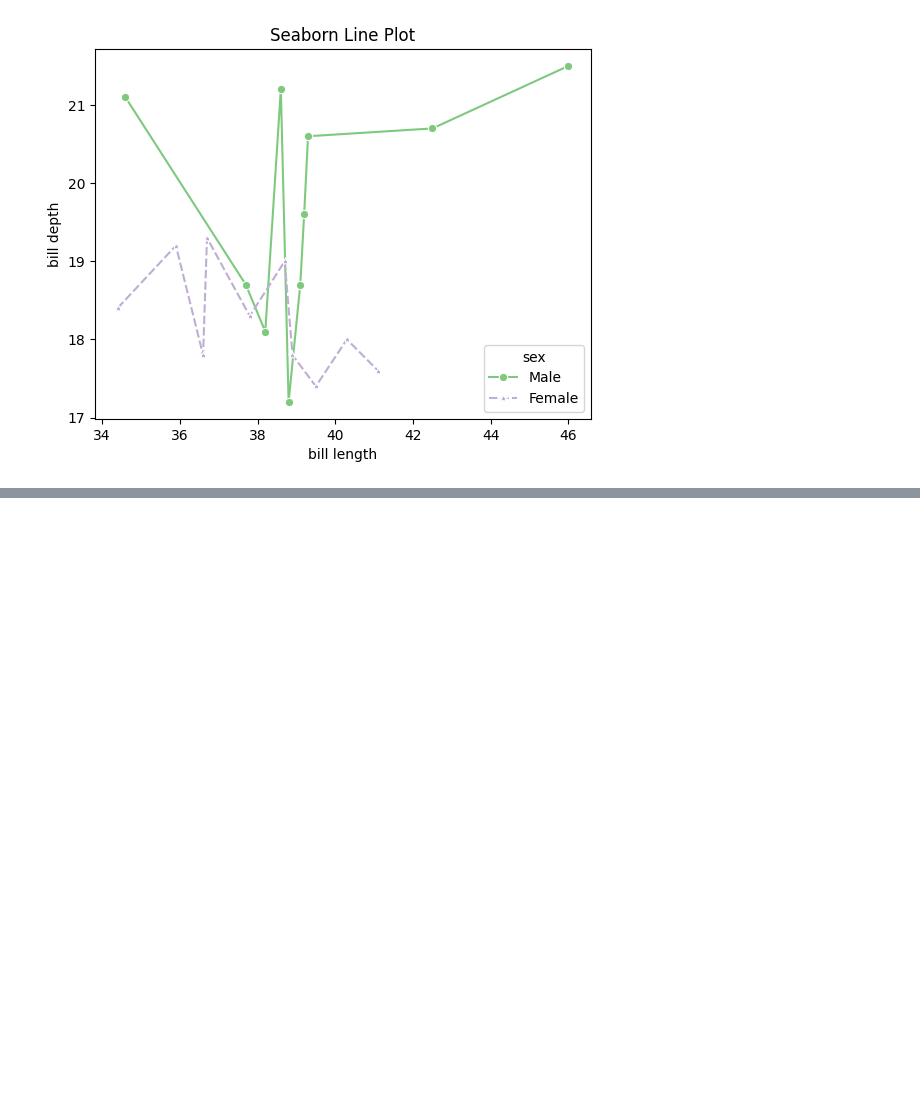
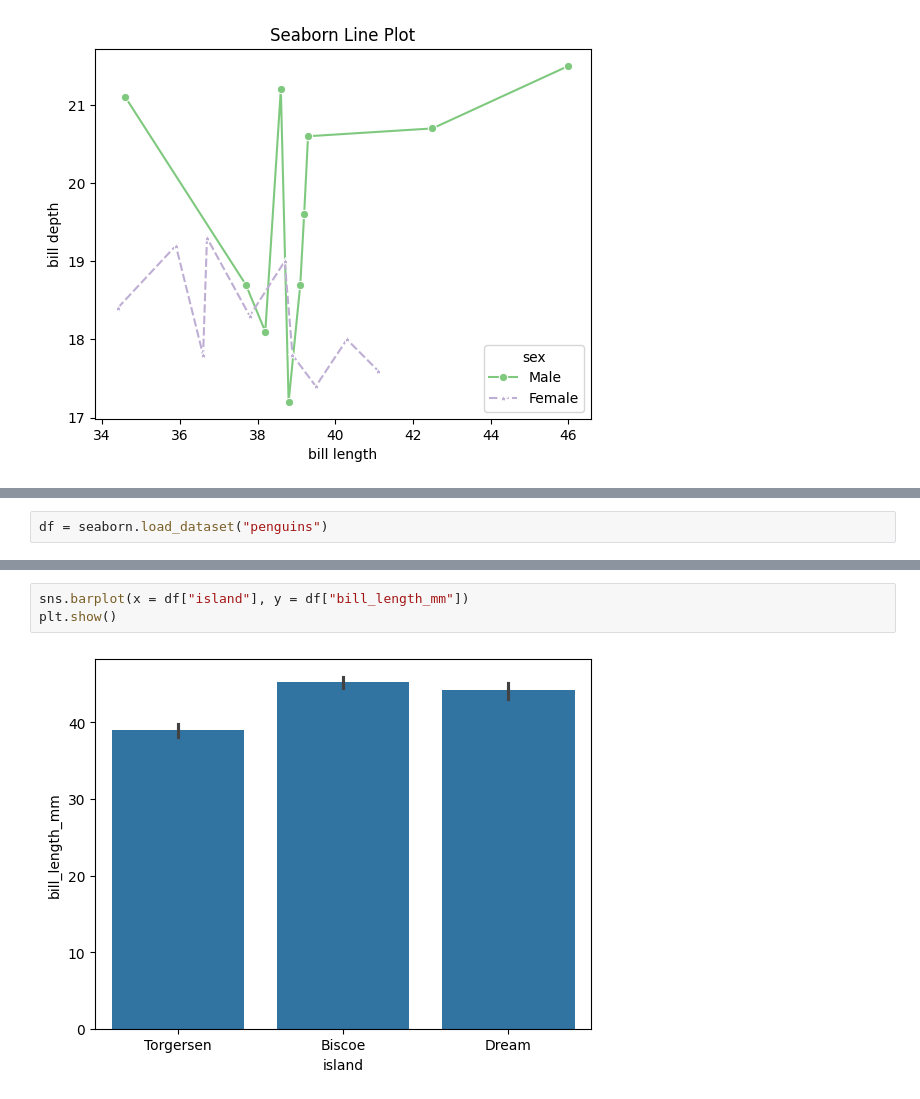
Before and after one commit to Tanay-Dwivedi/DADS-practice, a Jupyter notebook: Python/Seaborn/seaborn_practice1.ipynb, the cells around one changed output, grey strips where cells are left out. Saved outputs shown, nothing was run; the diff lists cells and outputs as text; blank space fills up the shorter version.

Commit message:
seaborn practice

```diff
--- a/Python/Seaborn/seaborn_practice1.ipynb
+++ b/Python/Seaborn/seaborn_practice1.ipynb
@@ -133,0 +140,2 @@ plt.show()
+# %%
+df = seaborn.load_dataset("penguins")
@@ -133,0 +151,5 @@ plt.show()
+# %%
+sns.barplot(x = df["island"], y = df["bill_length_mm"])
+plt.show()
+# %% [output]
+[figure, added]
```
Also changed, not shown: parts of 18 cells of this notebook.
